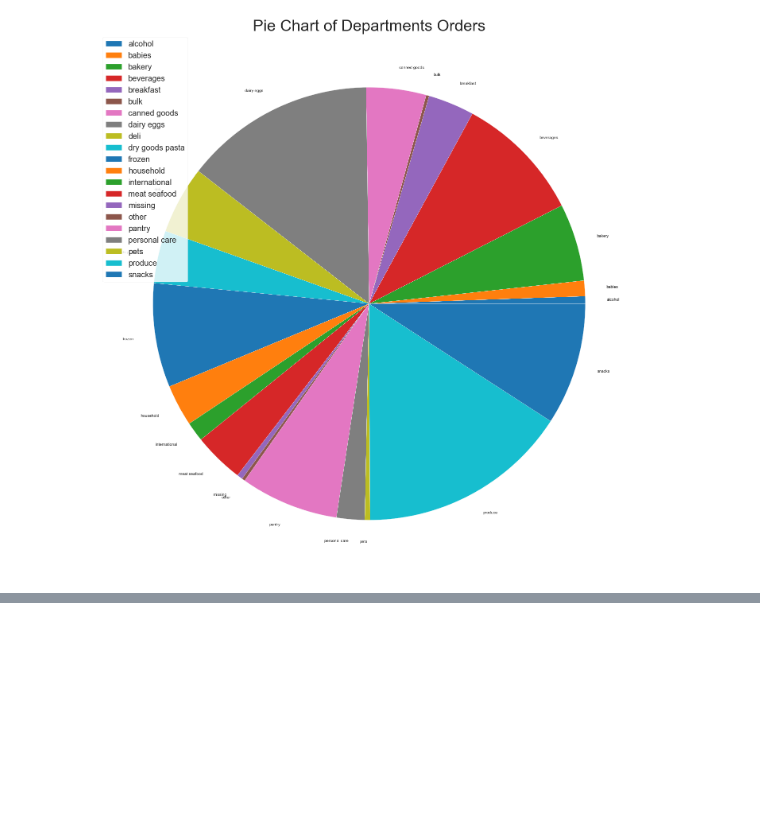
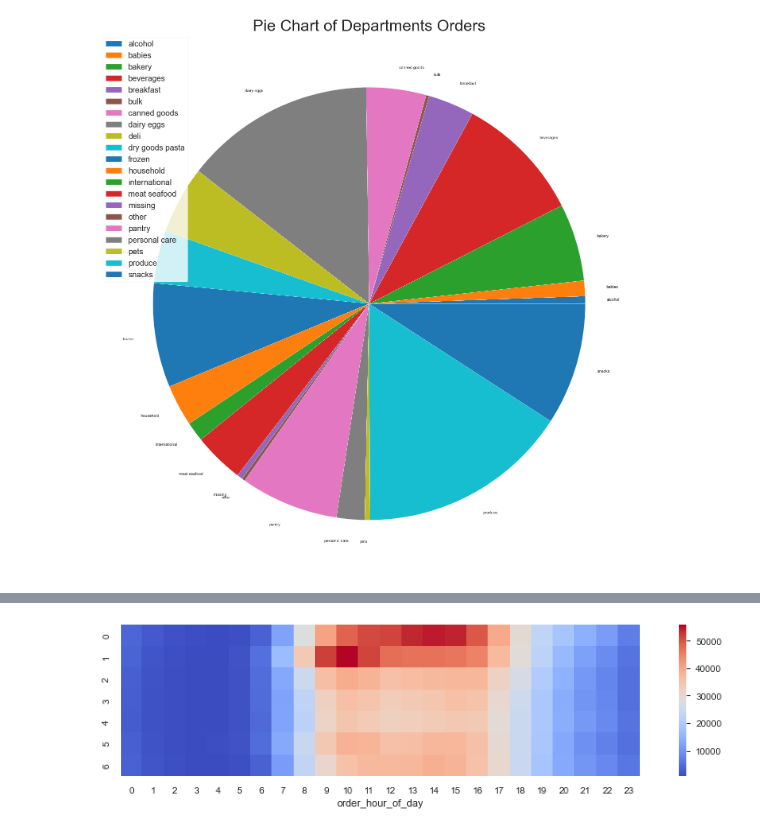
Before and after one commit to SebastienW71/customerAnalysis, a Jupyter notebook: Customer_Analysis_Business_Question.ipynb, the cells around one changed output, grey strips where cells are left out. Drawn from its saved outputs; the diff is of its cells as text; code cells hidden in the pictures; blank space fills up the shorter version.

Commit message:
ticket 3 heatmap uploaded

```diff
--- a/Customer_Analysis_Business_Question.ipynb
+++ b/Customer_Analysis_Business_Question.ipynb
@@ -273,0 +278,23 @@ plt.show()
+# %%
+# Extract related two columns, and add a 'count' column
+
+(a,b) = orders.shape
+count_column = np.ones(a).astype('int32')
+relay_df = pd.DataFrame({
+    'order_dow': orders['order_dow'],
+    'order_hour_of_day':orders['order_hour_of_day'],
+    'count_column': count_column
+})
+
+
+# Pivot the order_of_hour column
+new_df = pd.pivot_table(
+        relay_df,
+        values = 'count_column',
+        index = ['order_dow'],
+        columns = ['order_hour_of_day'],
+        aggfunc = 'sum'
+              )
+
+new_df = new_df.reset_index()
+new_df
@@ -273,0 +311,6 @@ plt.show()
+# %%
+new_df01 = new_df.drop(['order_dow'],axis = 1)
+f, ax = plt.subplots(figsize=(15, 3))
+ax = sns.heatmap(new_df01, cmap = 'coolwarm', square = True)
+# %% [output]
+[figure, added]
```
Also changed, not shown: parts of 2 cells of this notebook.
